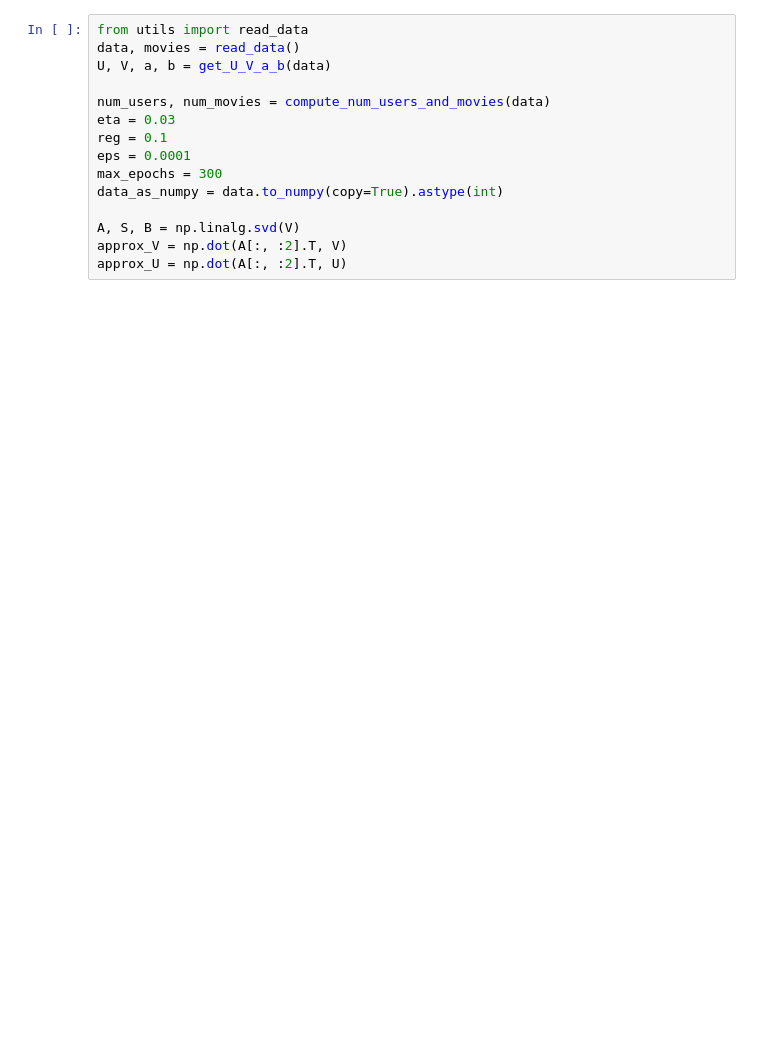
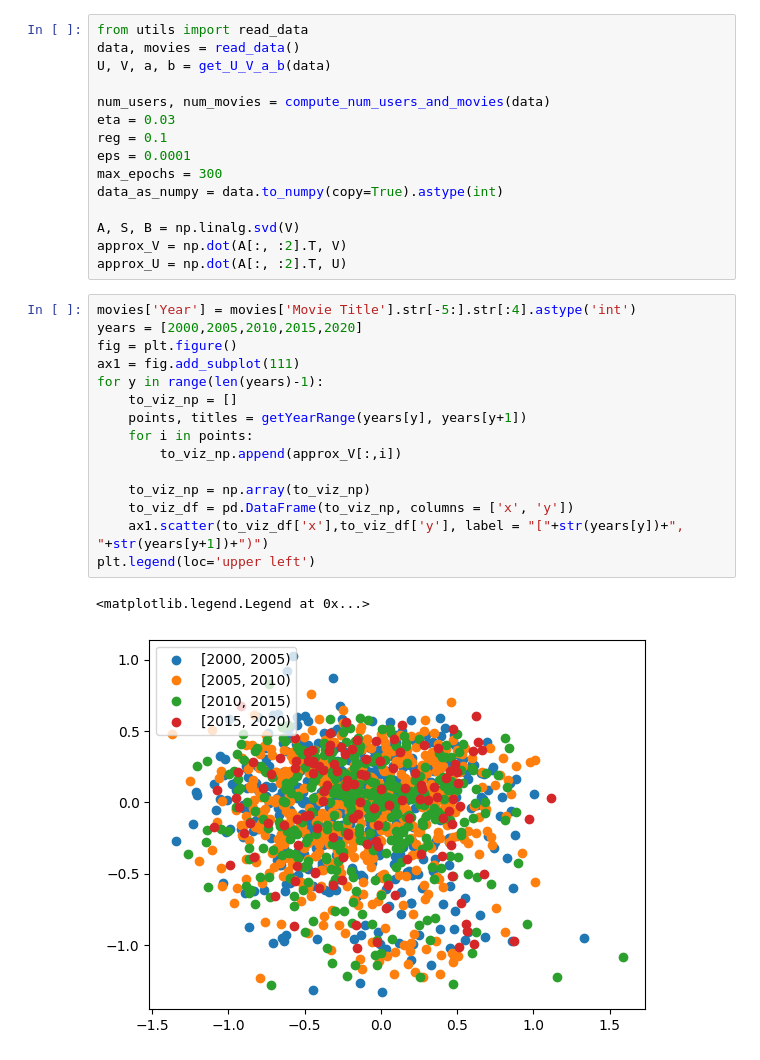
Before and after one commit to Shreshth3/movie-lens-visualizations, a Jupyter notebook: Data Visualization 2.ipynb, the cells around one changed output. Cells and saved outputs as stored; diff of their text form; blank space fills up the shorter version.

```diff
--- a/Data Visualization 2.ipynb
+++ b/Data Visualization 2.ipynb
@@ -94,3 +98,21 @@ data_as_numpy = data.to_numpy(copy=True).astype(int)
 A, S, B = np.linalg.svd(V)
 approx_V = np.dot(A[:, :2].T, V)
 approx_U = np.dot(A[:, :2].T, U)
+# %%
+movies['Year'] = movies['Movie Title'].str[-5:].str[:4].astype('int')
+years = [2000,2005,2010,2015,2020]
+fig = plt.figure()
+ax1 = fig.add_subplot(111)
+for y in range(len(years)-1):
+    to_viz_np = []
+    points, titles = getYearRange(years[y], years[y+1])
+    for i in points:
+        to_viz_np.append(approx_V[:,i])
+
+    to_viz_np = np.array(to_viz_np)
+    to_viz_df = pd.DataFrame(to_viz_np, columns = ['x', 'y'])
+    ax1.scatter(to_viz_df['x'],to_viz_df['y'], label = "["+str(years[y])+", "+str(years[y+1])+")")
+plt.legend(loc='upper left')
+# %% [output]
+<matplotlib.legend.Legend at 0x...>
+[figure, added]
```
Also changed, not shown: parts of 14 cells of this notebook.
